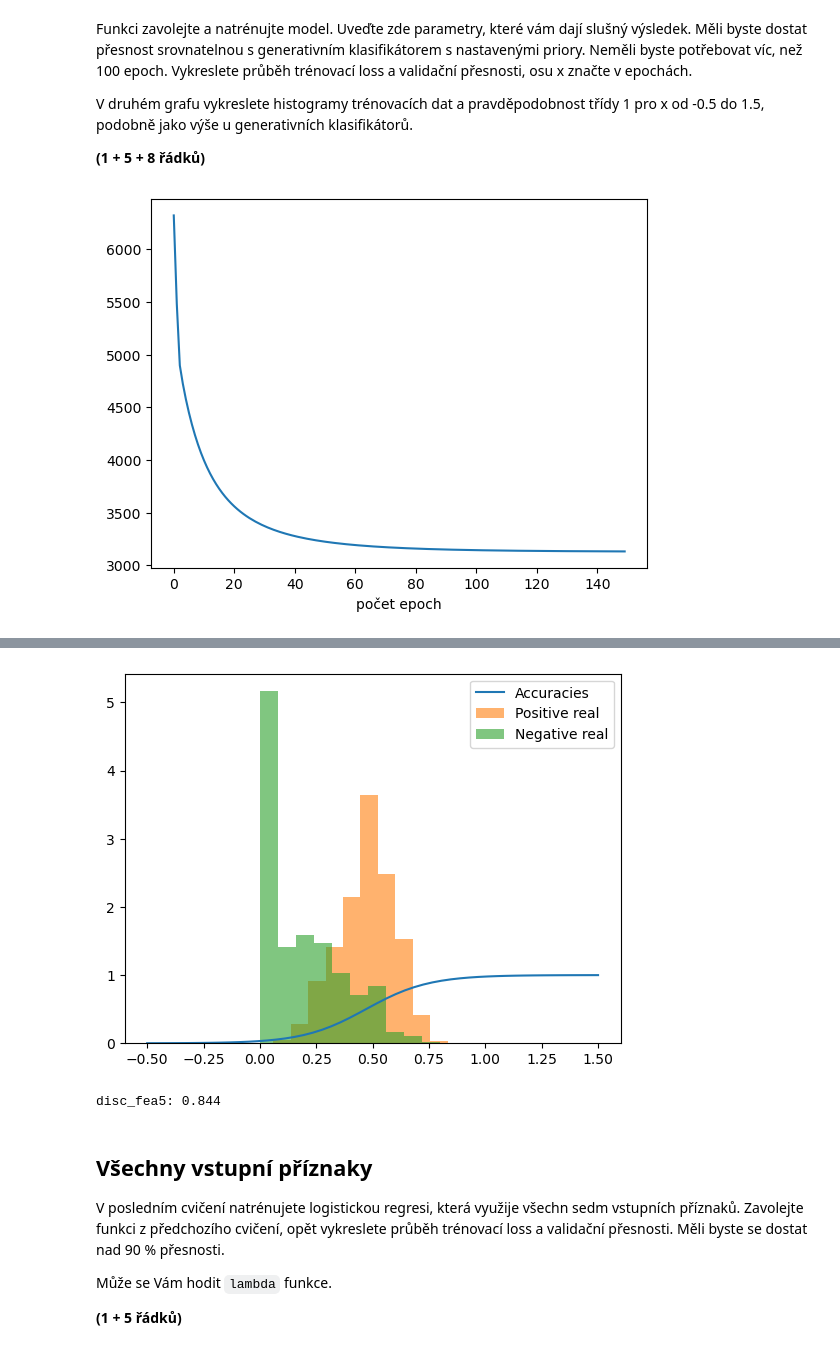
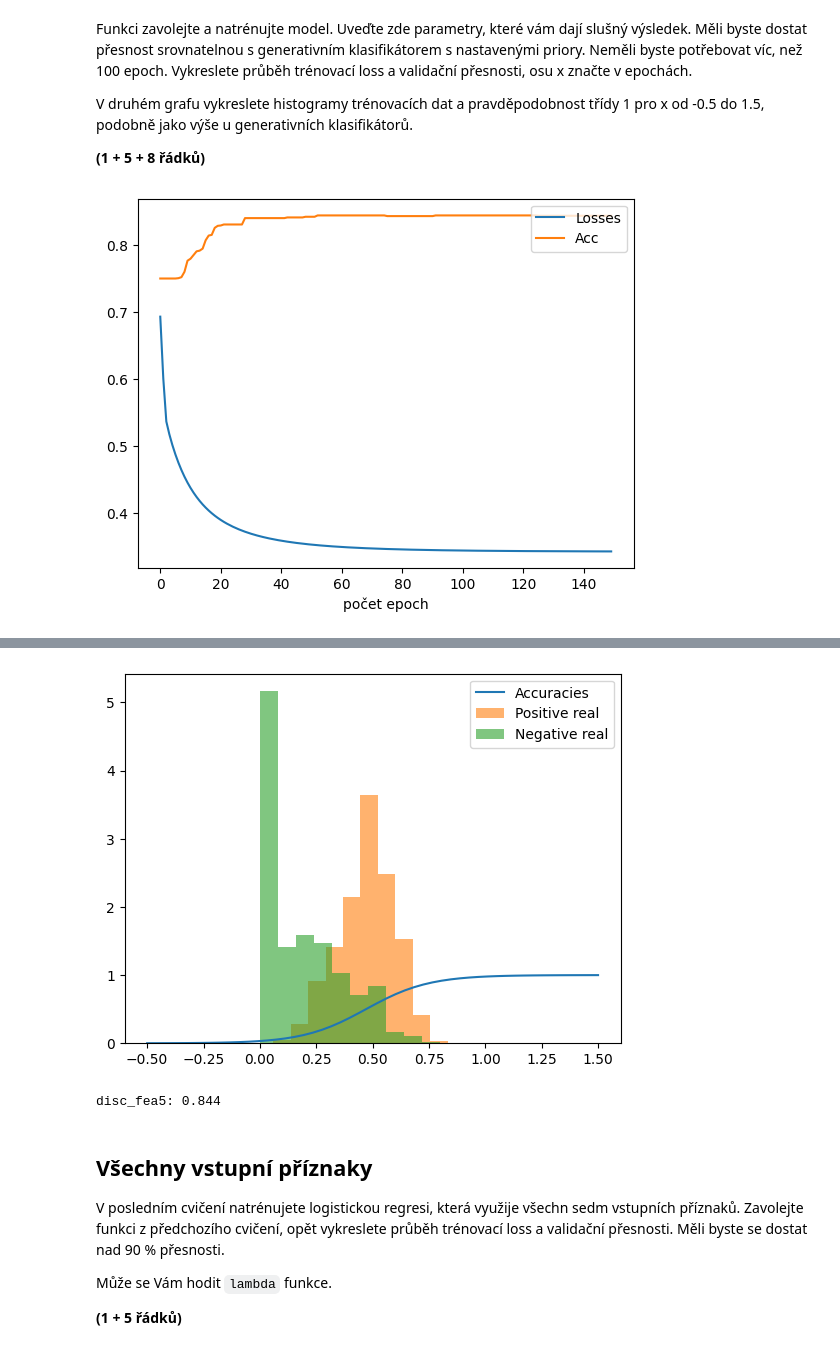
Before and after one commit to Aenariss/sui-proj2, a Jupyter notebook: zadani.ipynb, the cells around one changed output, grey strips where cells are left out. Drawn from its saved outputs; the diff is of its cells as text; code cells hidden in the pictures.

```diff
--- a/zadani.ipynb
+++ b/zadani.ipynb
@@ -83,6 +83,12 @@ Využijte fakt, že `numpy`ovská pole lze mj. porovnávat se skalárem.
 def evaluate(classifier, inputs, targets):
     probs = classifier.prob_class_1(inputs)
     probs = (probs > 0.5).astype(int)
+    if len(probs.shape) > 1:
+        res = 0
+        for i in range(probs.shape[1]):
+            probz = probs[:,i]
+            res += np.sum(probz == targets)
+        return res/(probs.shape[1] * probs.shape[0])
     return np.sum(probs == targets)/len(probs)
 
 
@@ -274,19 +282,28 @@ def train_logistic_regression(nb_epochs, lr, in_dim, fea_preprocessor):
     losses = []
     accuracies = []
     #X_n (Vektor priznaku) Kazdej priznak pridavat vahu kazdou iteraci
-    train_X = fea_preprocessor(train_dataset.xs)
+    train_X = None
+    val_data = None
+    if fea_preprocessor != None:
+        train_X = fea_preprocessor(train_dataset.xs)
+        val_data = fea_preprocessor(val_dataset.xs)
+    else:
+        train_X = train_dataset.xs
+        val_data = val_dataset.xs
+
+
     train_t = train_dataset.targets #T_n
-
     learning_rate = lr/len(train_X)
 
     for i in range(nb_epochs):
         y = model.prob_class_1(train_X) #pravdepodobnost 1 tridy
         model.w = model.w - learning_rate * (y - train_t).dot(train_X)
         model.b = model.b - learning_rate * np.sum(y - train_t)
-        losses.append(binary_cross_entropy(y,train_t)) #maximum likelyhood => chybovou funkci (cross_entropy)
+        losses.append(binary_cross_entropy(y,train_t)/len(train_t)) #maximum likelyhood => chybovou funkci (cross_entropy)
 
-        accuracies.append(evaluate(model, val_dataset.xs[:, FOI][:, np.newaxis], val_dataset.targets))
-        if evaluate(model, val_dataset.xs[:, FOI][:, np.newaxis], val_dataset.targets) > evaluate(best_model, val_dataset.xs[:, FOI][:, np.newaxis], val_dataset.targets):
+        acc = evaluate(model, val_data, val_dataset.targets)
+        accuracies.append(acc)
+        if acc > evaluate(best_model, val_data, val_dataset.targets):
             best_model = copy.deepcopy(model)
 
     return best_model, losses, accuracies
@@ -301,19 +318,21 @@ V druhém grafu vykreslete histogramy trénovacích dat a pravděpodobnost tří
 
 **(1 + 5 + 8 řádků)**
 # %%
-disc_fea5, losses, accuracies = train_logistic_regression(150,7,1,FeatureCutter(5))
+disc_fea5, losses, accuracies = train_logistic_regression(150, 7, 1,FeatureCutter(5))
 
 plt.plot(losses, label='Losses')
+plt.plot(accuracies, label='Acc')
 plt.xlabel("počet epoch")
+plt.legend(loc='upper right')
 plt.show()
 print('w', disc_fea5.w.item(), 'b', disc_fea5.b.item())
 
 x = np.linspace(-0.5,1.5)
 plt.plot(x, disc_fea5.prob_class_1(x[:, np.newaxis]), label='Accuracies')
 plt.hist(train_dataset.pos[:, FOI], alpha=0.6, label='Positive real', density=True)
 plt.hist(train_dataset.neg[:, FOI], alpha=0.6, label='Negative real', density=True)
 plt.legend(loc='upper right')
 plt.show()
 print('disc_fea5:', evaluate(disc_fea5, val_dataset.xs[:, FOI][:, np.newaxis], val_dataset.targets))
 # %% [output]
-[figure, old version]
+[figure, new version]
```
Also changed, not shown: parts of 4 cells of this notebook.
